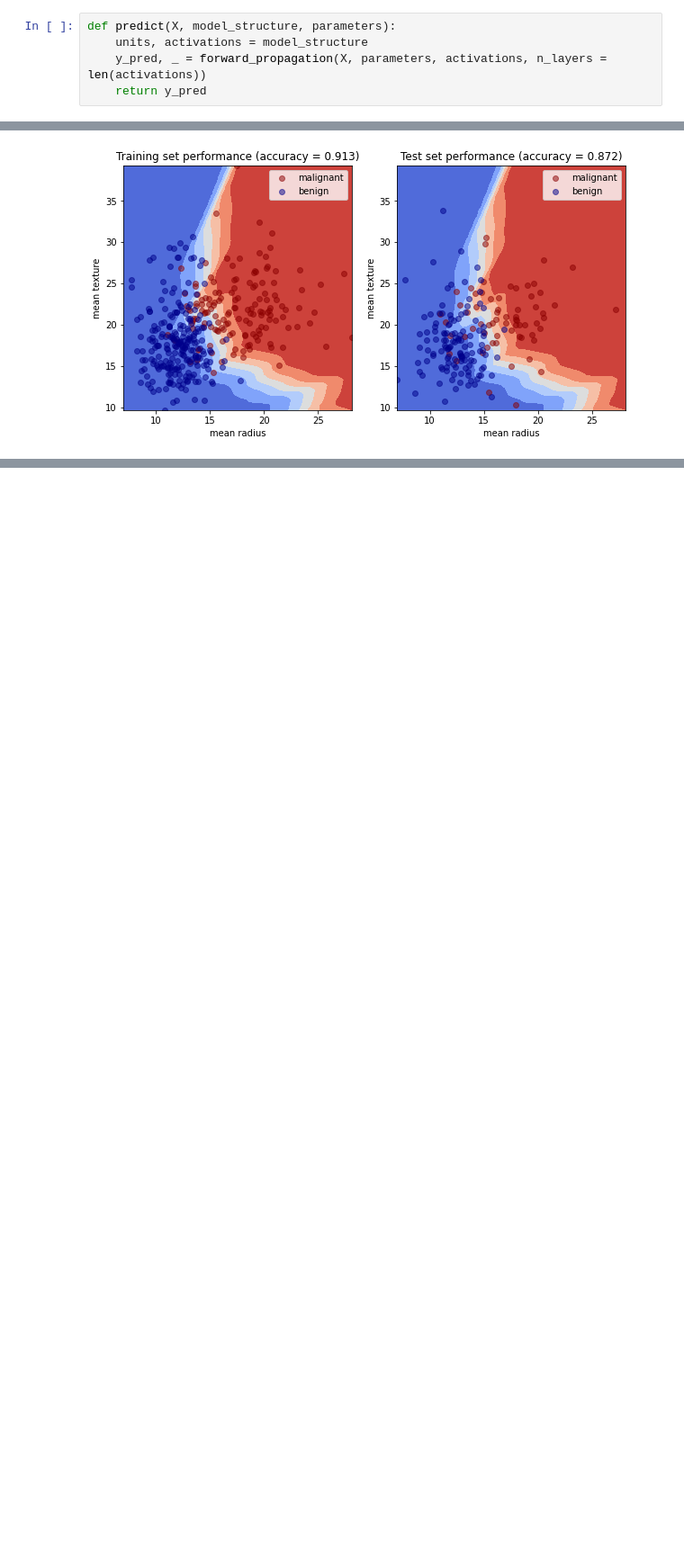
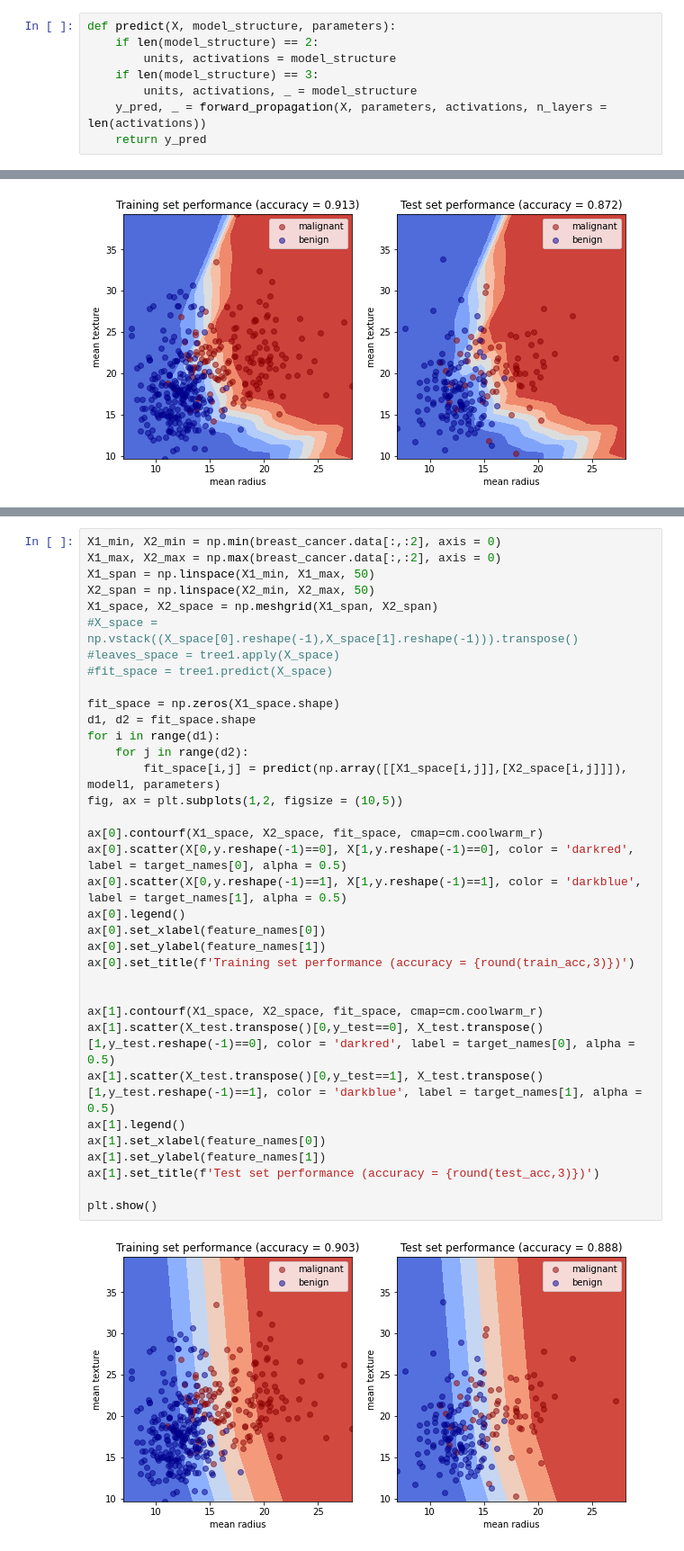
Before and after one commit to bingchen-wang/Machine-Learning-Notes, a Jupyter notebook: Machine Learning/Deep Learning/Feedforward neural networks/Numpy implementation.ipynb, the cells around one changed output, grey strips where cells are left out. Shown: that part at 90% size. Drawn from its saved outputs; the diff is of its cells as text; blank space fills up the shorter version.

```diff
--- a/Machine Learning/Deep Learning/Feedforward neural networks/Numpy implementation.ipynb
+++ b/Machine Learning/Deep Learning/Feedforward neural networks/Numpy implementation.ipynb
@@ -189,7 +211,10 @@ def training(X,y, model_structure, init_method = 'he', n_epochs = 300, learning_
     return parameters, cost_history
 # %%
 def predict(X, model_structure, parameters):
-    units, activations = model_structure
+    if len(model_structure) == 2:
+        units, activations = model_structure
+    if len(model_structure) == 3:
+        units, activations, _ = model_structure
     y_pred, _ = forward_propagation(X, parameters, activations, n_layers = len(activations))
     return y_pred
 # %%
@@ -273,0 +343,37 @@ plt.show()
+# %%
+X1_min, X2_min = np.min(breast_cancer.data[:,:2], axis = 0)
+X1_max, X2_max = np.max(breast_cancer.data[:,:2], axis = 0)
+X1_span = np.linspace(X1_min, X1_max, 50)
+X2_span = np.linspace(X2_min, X2_max, 50)
+X1_space, X2_space = np.meshgrid(X1_span, X2_span)
+#X_space = np.vstack((X_space[0].reshape(-1),X_space[1].reshape(-1))).transpose()
+#leaves_space = tree1.apply(X_space)
+#fit_space = tree1.predict(X_space)
+
+fit_space = np.zeros(X1_space.shape)
+d1, d2 = fit_space.shape
+for i in range(d1):
+    for j in range(d2):
+        fit_space[i,j] = predict(np.array([[X1_space[i,j]],[X2_space[i,j]]]), model1, parameters)
+fig, ax = plt.subplots(1,2, figsize = (10,5))
+
+ax[0].contourf(X1_space, X2_space, fit_space, cmap=cm.coolwarm_r)
+ax[0].scatter(X[0,y.reshape(-1)==0], X[1,y.reshape(-1)==0], color = 'darkred', label = target_names[0], alpha = 0.5)
+ax[0].scatter(X[0,y.reshape(-1)==1], X[1,y.reshape(-1)==1], color = 'darkblue', label = target_names[1], alpha = 0.5)
+ax[0].legend()
+ax[0].set_xlabel(feature_names[0])
+ax[0].set_ylabel(feature_names[1])
+ax[0].set_title(f'Training set performance (accuracy = {round(train_acc,3)})')
+
+
+ax[1].contourf(X1_space, X2_space, fit_space, cmap=cm.coolwarm_r)
+ax[1].scatter(X_test.transpose()[0,y_test==0], X_test.transpose()[1,y_test.reshape(-1)==0], color = 'darkred', label = target_names[0], alpha = 0.5)
+ax[1].scatter(X_test.transpose()[0,y_test==1], X_test.transpose()[1,y_test.reshape(-1)==1], color = 'darkblue', label = target_names[1], alpha = 0.5)
+ax[1].legend()
+ax[1].set_xlabel(feature_names[0])
+ax[1].set_ylabel(feature_names[1])
+ax[1].set_title(f'Test set performance (accuracy = {round(test_acc,3)})')
+
+plt.show()
+# %% [output]
+[figure, added]
```
Also changed, not shown: parts of 20 cells of this notebook, 2 other files.
